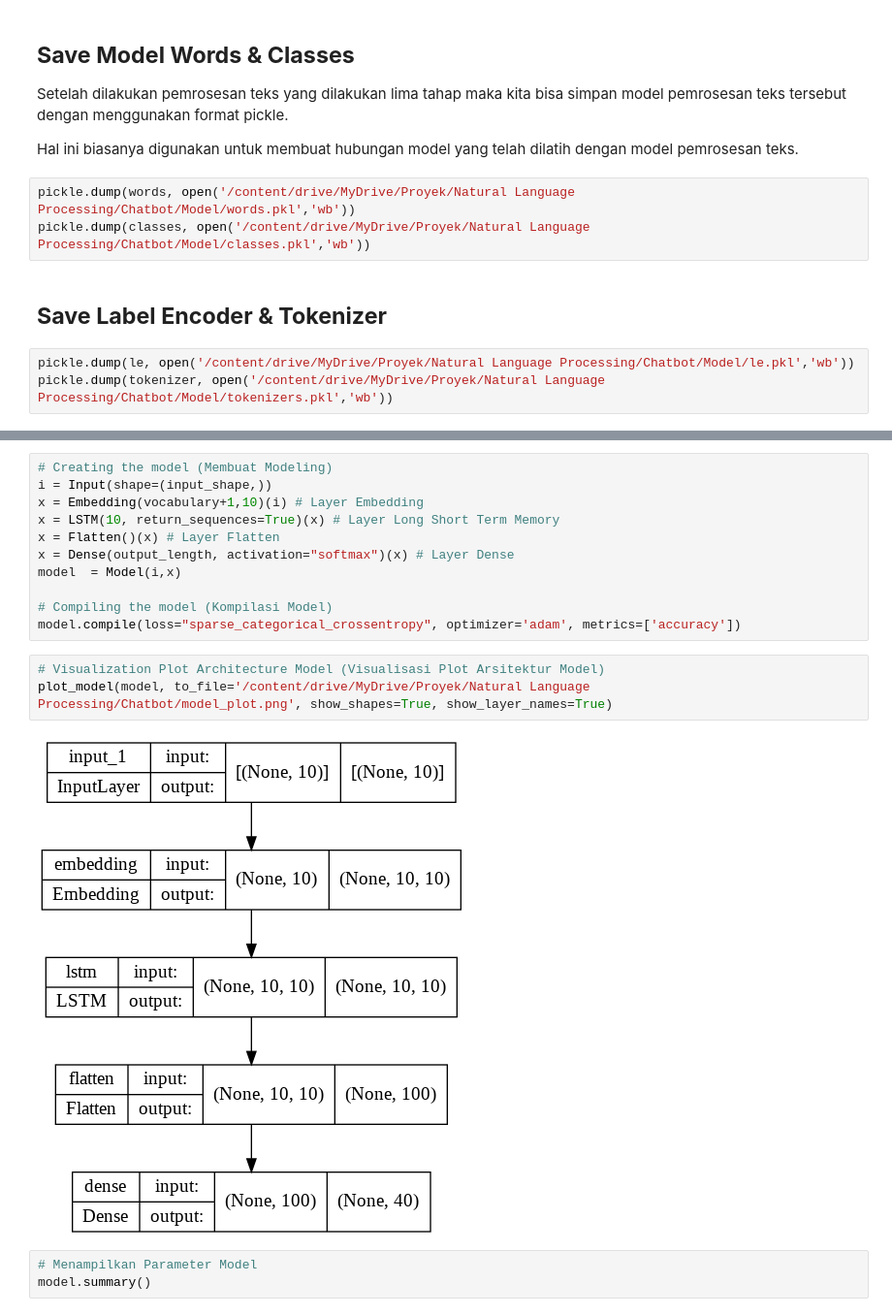
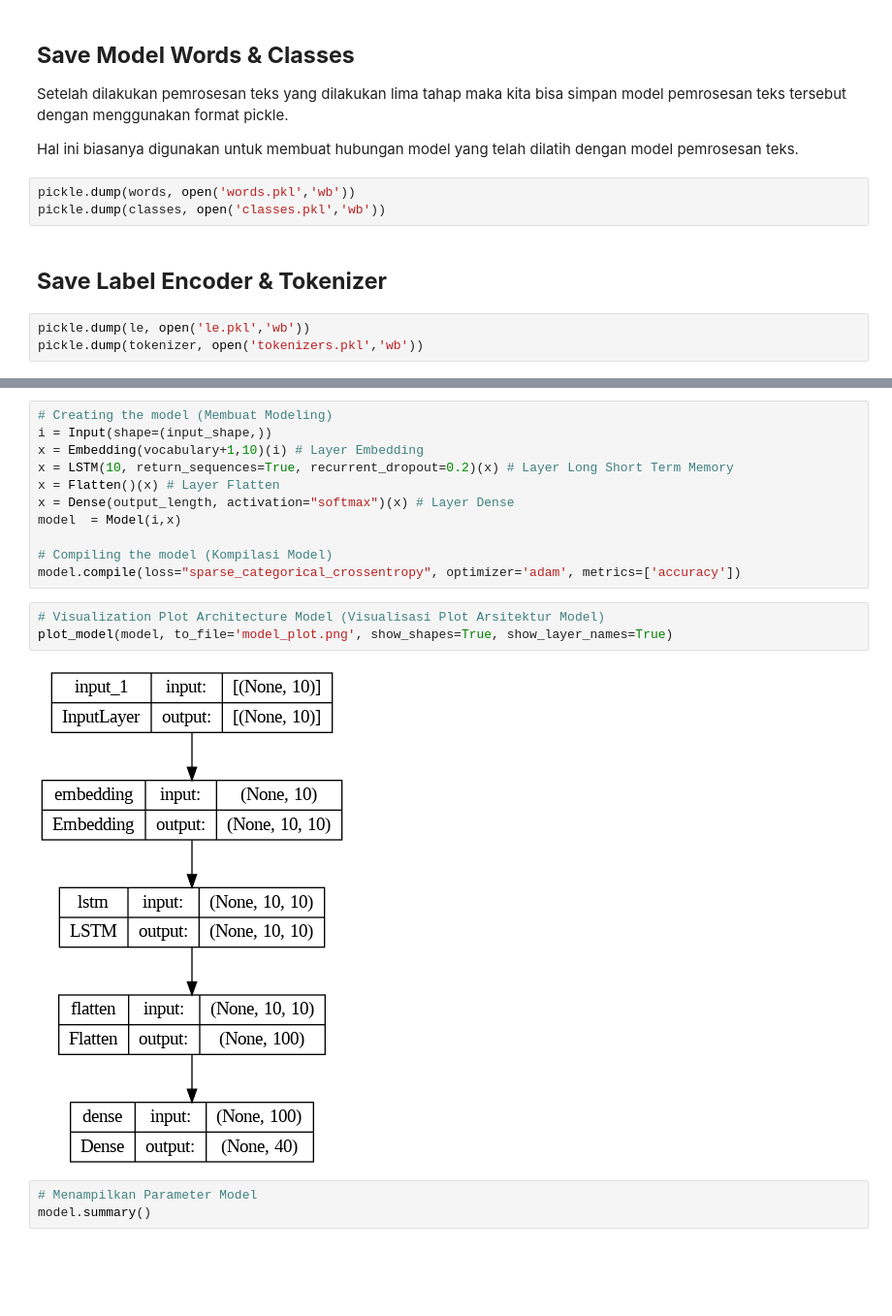
Before and after one commit to fendy07/chatbot-AI, a Jupyter notebook: DL_Chatbot.ipynb, the cells around one changed output, grey strips where cells are left out. Shown at 97% size. Cells and saved outputs as stored; diff of their text form; blank space fills up the shorter version.

```diff
--- a/DL_Chatbot.ipynb
+++ b/DL_Chatbot.ipynb
@@ -350,13 +350,13 @@ Setelah dilakukan pemrosesan teks yang dilakukan lima tahap maka kita bisa simpa
 
 Hal ini biasanya digunakan untuk membuat hubungan model yang telah dilatih dengan model pemrosesan teks.
 # %%
-pickle.dump(words, open('/content/drive/MyDrive/Proyek/Natural Language Processing/Chatbot/Model/words.pkl','wb'))
-pickle.dump(classes, open('/content/drive/MyDrive/Proyek/Natural Language Processing/Chatbot/Model/classes.pkl','wb'))
+pickle.dump(words, open('words.pkl','wb'))
+pickle.dump(classes, open('classes.pkl','wb'))
 # %% [markdown]
 ## **Save Label Encoder & Tokenizer**
 # %%
-pickle.dump(le, open('/content/drive/MyDrive/Proyek/Natural Language Processing/Chatbot/Model/le.pkl','wb'))
-pickle.dump(tokenizer, open('/content/drive/MyDrive/Proyek/Natural Language Processing/Chatbot/Model/tokenizers.pkl','wb'))
+pickle.dump(le, open('le.pkl','wb'))
+pickle.dump(tokenizer, open('tokenizers.pkl','wb'))
 # %% [markdown]
 # **Neural Network Model**
 
@@ -385,7 +385,7 @@ Bagian utama dalam pemodelan chatbot ini adalah lapisan embedding yang memberika
 # Creating the model (Membuat Modeling)
 i = Input(shape=(input_shape,))
 x = Embedding(vocabulary+1,10)(i) # Layer Embedding
-x = LSTM(10, return_sequences=True)(x) # Layer Long Short Term Memory
+x = LSTM(10, return_sequences=True, recurrent_dropout=0.2)(x) # Layer Long Short Term Memory
 x = Flatten()(x) # Layer Flatten
 x = Dense(output_length, activation="softmax")(x) # Layer Dense
 model  = Model(i,x)
@@ -394,9 +394,9 @@ model  = Model(i,x)
 model.compile(loss="sparse_categorical_crossentropy", optimizer='adam', metrics=['accuracy'])
 # %%
 # Visualization Plot Architecture Model (Visualisasi Plot Arsitektur Model)
-plot_model(model, to_file='/content/drive/MyDrive/Proyek/Natural Language Processing/Chatbot/model_plot.png', show_shapes=True, show_layer_names=True)
+plot_model(model, to_file='model_plot.png', show_shapes=True, show_layer_names=True)
 # %% [output]
-[figure, old version]
+[figure, new version]
 # %%
 # Menampilkan Parameter Model
 model.summary()
```
Also changed, not shown: parts of 4 cells of this notebook.
